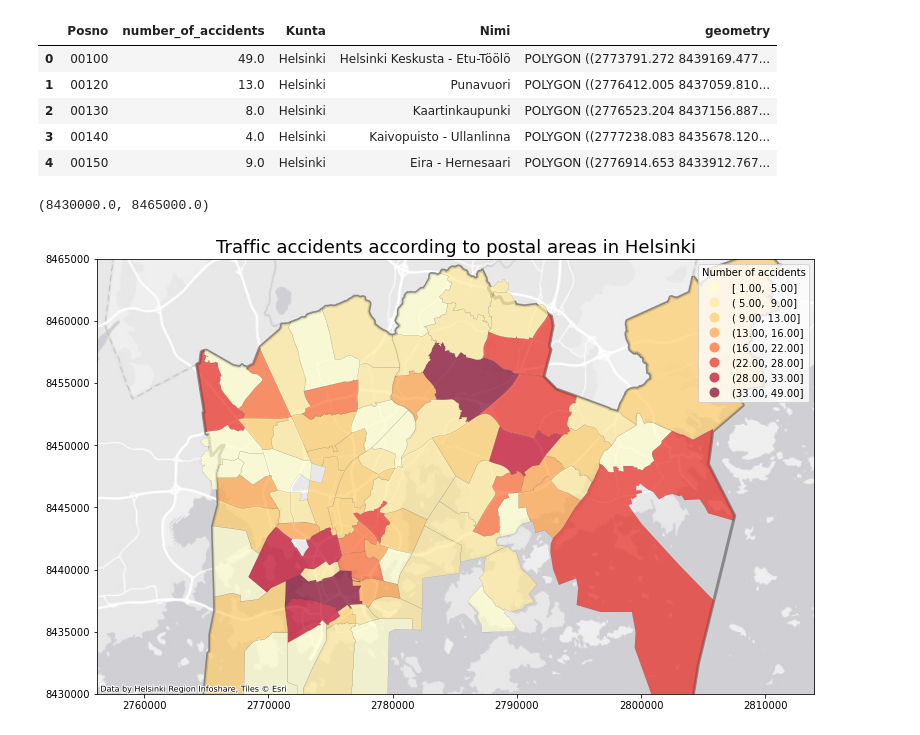
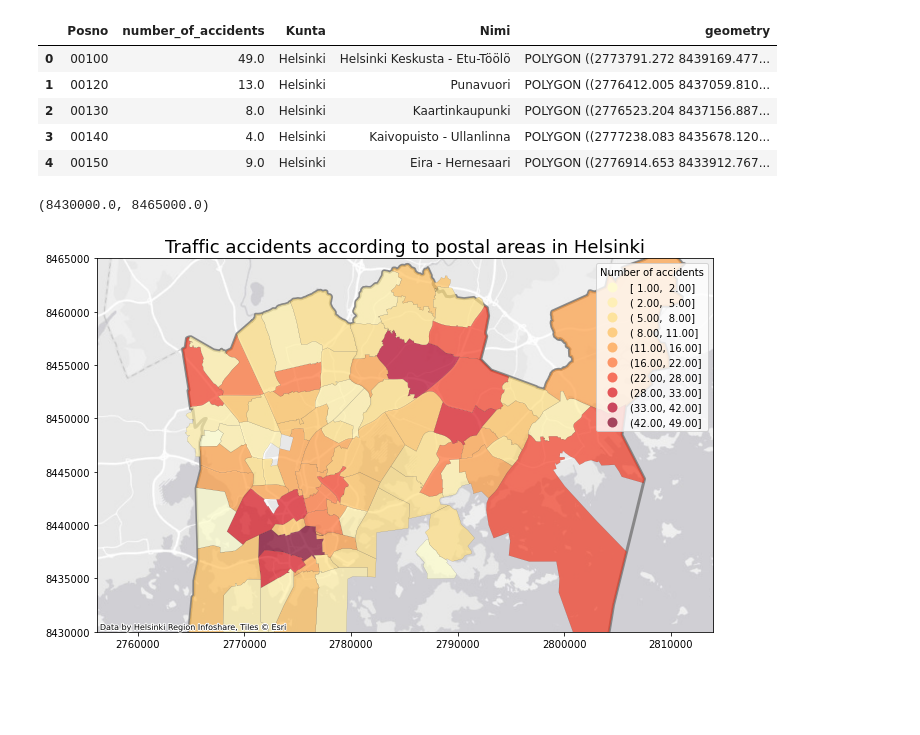
Before and after one commit to AutoGIS-2021/exercise-5-chtimmer, a Jupyter notebook: exercise-5-problem1.ipynb, the cells around one changed output. Saved outputs shown, nothing was run; the diff lists cells and outputs as text; code cells hidden in the pictures; blank space fills up the shorter version.

```diff
--- a/exercise-5-problem1.ipynb
+++ b/exercise-5-problem1.ipynb
@@ -253,30 +251,30 @@ accidents.head()
 | 4 | 00150 | 9.0 | Helsinki | Eira - Hernesaari | POLYGON ((2776914.653 8433912.767... |
 # %%
 # Create a figure with multiple layers
-fig, ax = plt.subplots(figsize=(24, 8))
+fig, ax = plt.subplots(figsize=(18, 6))
 
 # Plot the helsinki borders
 helsinki.plot(ax=ax, linewidth=3, alpha=0.9, facecolor="none", edgecolor='grey')
-# Plot the accidents data, set column as 'number_of_accidents', set an appropriate scheme and classes (k=8)
-accidents.plot(ax=ax, cmap='YlOrRd', scheme="Natural_Breaks", column = "number_of_accidents", k=8, legend=True,
+# Plot the accidents data, set column as 'number_of_accidents', set an appropriate scheme and classes (k=10)
+accidents.plot(ax=ax, cmap='YlOrRd', scheme="Natural_Breaks", column = "number_of_accidents", k=10, legend=True,
                alpha=0.7, markersize=130, edgecolor='black', linewidth=0.1)
 # Remove 1e6 (scientific notation)
 ax.ticklabel_format(style='plain')
 # Add credits
 credits = "Data by Helsinki Region Infoshare, Tiles © Esri"
 # Add basemap from Esri
 ctx.add_basemap(ax, attribution=credits, source=ctx.providers.Esri.WorldGrayCanvas)
 # Set the title of figure
 ax.set_title("Traffic accidents according to postal areas in Helsinki", fontsize=18)
 # Set title for legend
 ax.get_legend().set_title("Number of accidents")
+# Remove empty space around figure
+plt.tight_layout()
 # Crop the figure
 ax.set_ylim(8430000, 8465000)
-# Remove empty space around figure
-plt.tight_layout()
 # %% [output]
 (8430000.0, 8465000.0)
-[figure, old version]
+[figure, new version]
 # %%
 # Save figure
 output_fig1 = r'/home/jovyan/work/autogis/exercises/exercise-5-chtimmer/docs/traffic_accidents.png'
```
Also changed, not shown: parts of 2 cells of this notebook.
